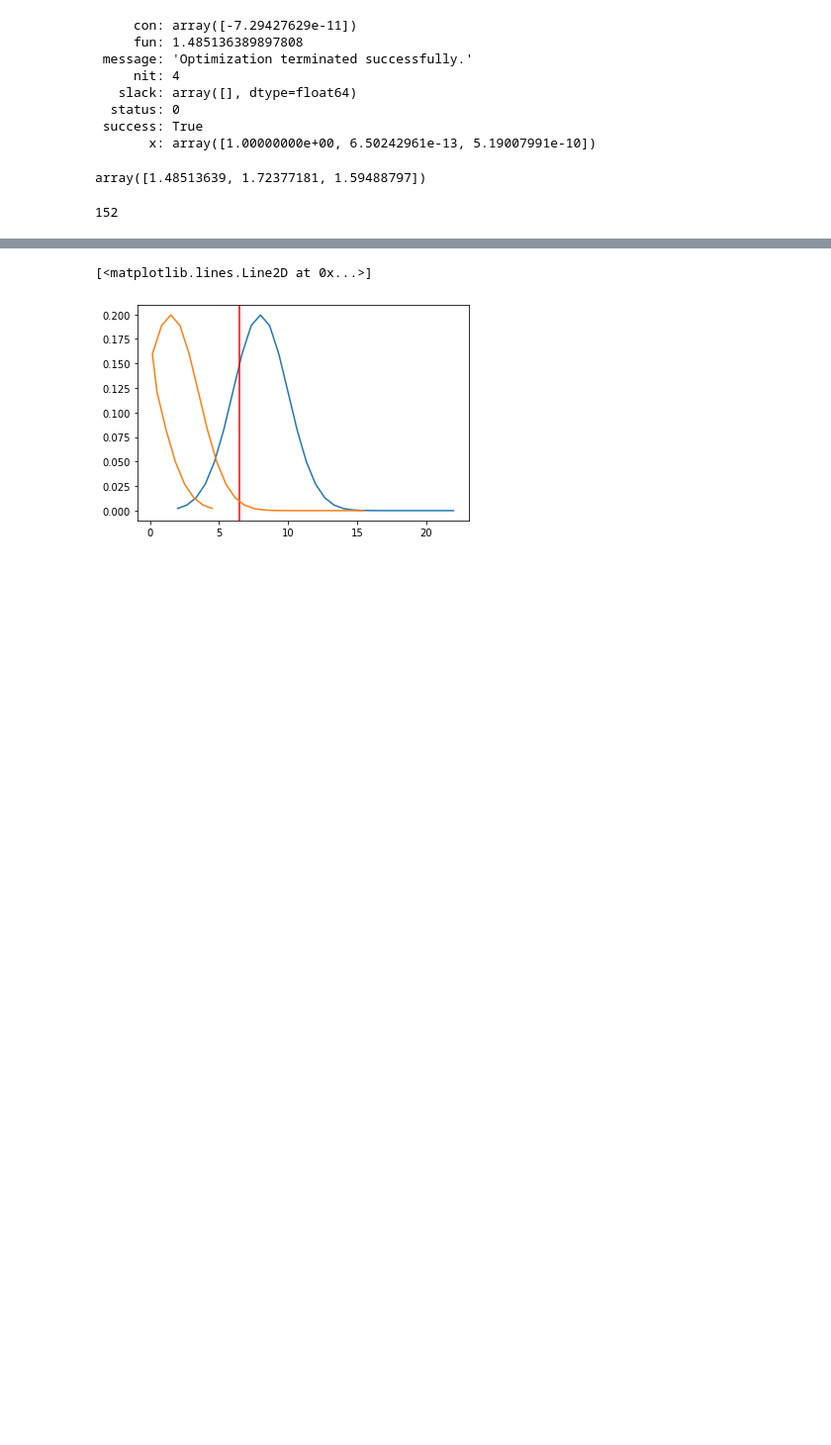
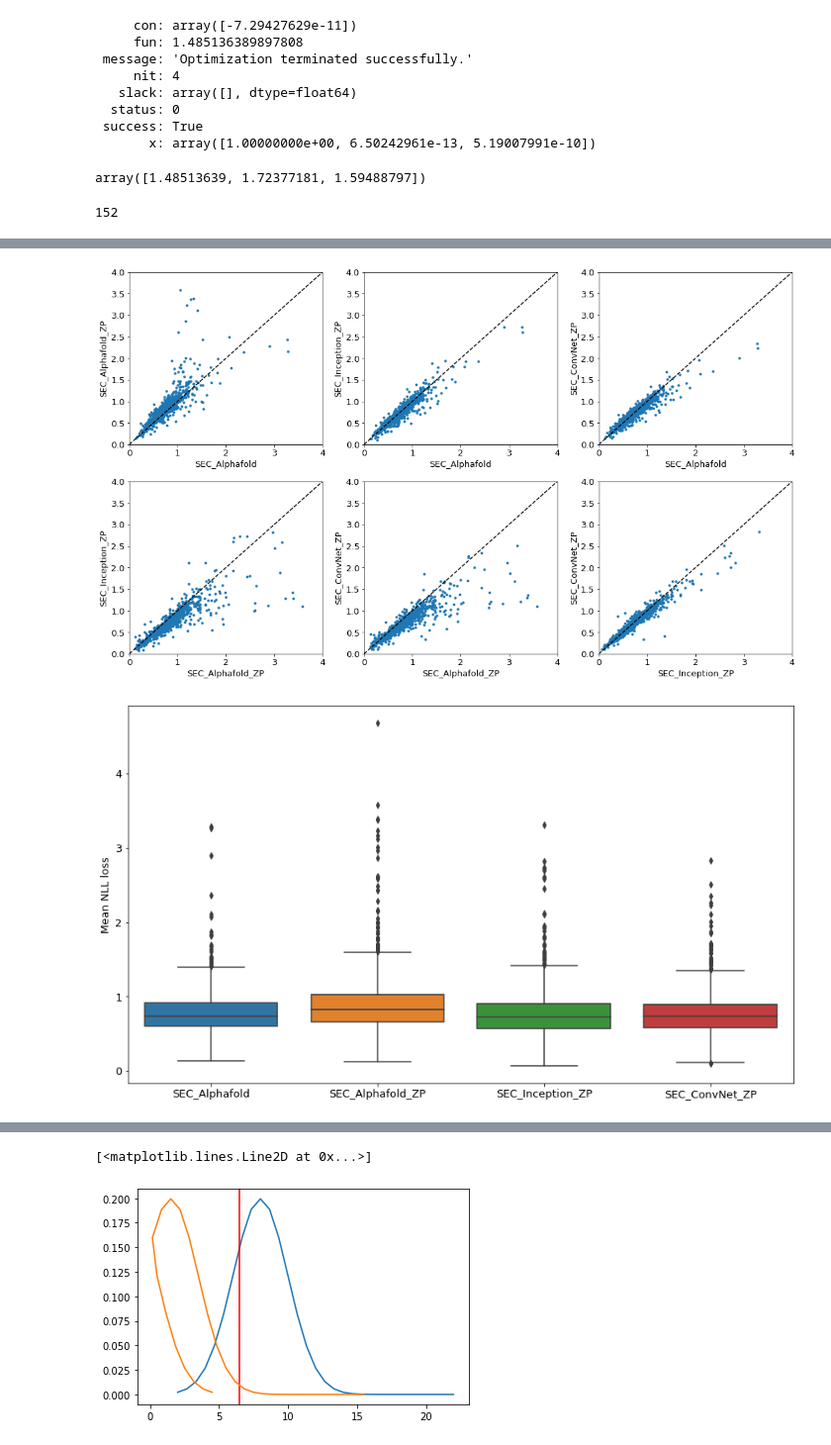
Before and after one commit to andynet/protein_folding, a Jupyter notebook: scripts/val_test_data_analysis.ipynb, the cells around one changed output, grey strips where cells are left out. Shown at 99% size. Saved outputs shown, nothing was run; the diff lists cells and outputs as text; code cells hidden in the pictures; blank space fills up the shorter version.

```diff
--- a/scripts/val_test_data_analysis.ipynb
+++ b/scripts/val_test_data_analysis.ipynb
@@ -241,0 +289,5 @@ plt.savefig('../plots/models_validation_distogram_losses.png')
+# %%
+loss_plots('SEC', '../plots/model_comparisons')
+# %% [output]
+[figure, added]
+[figure, added]
```
Also changed, not shown: parts of 13 cells of this notebook, 7 other files.
